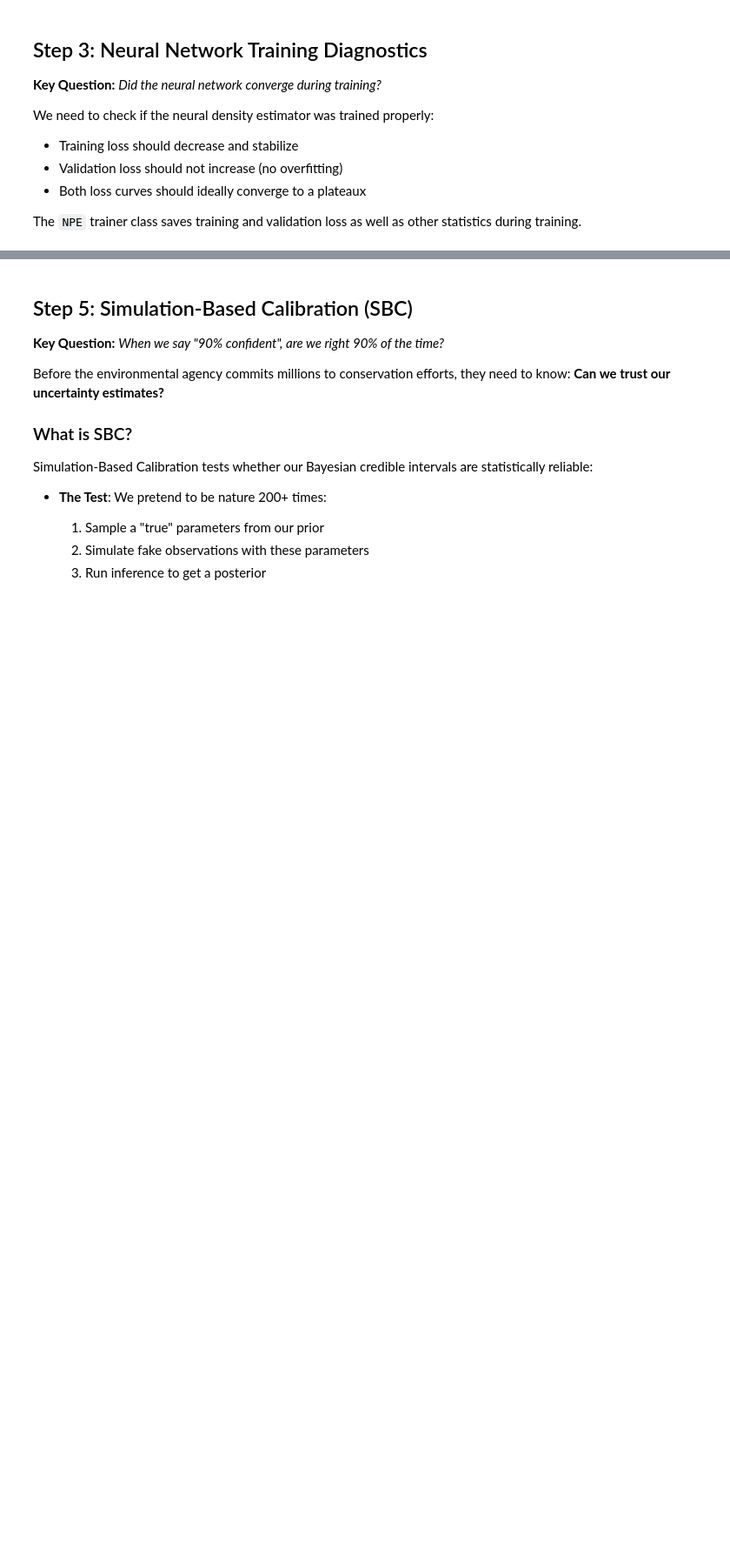
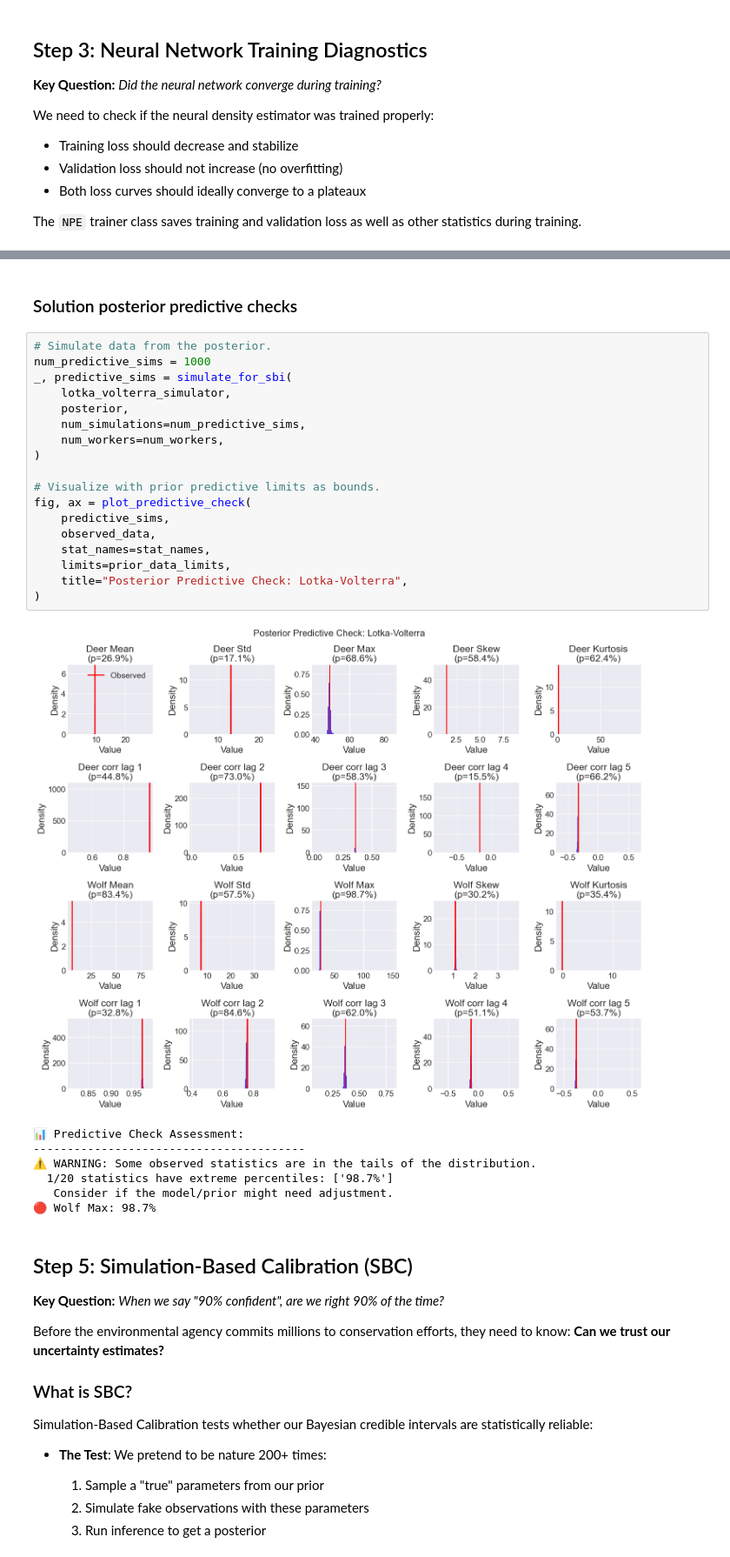
Before and after one commit to schroedk/euroscipy-2025-sbi-tutorial, a Jupyter notebook: src/02_diagnostics.ipynb, the cells around one changed output, grey strips where cells are left out. Shown at 87% size. Saved outputs shown, nothing was run; the diff lists cells and outputs as text; blank space fills up the shorter version.

```diff
--- a/src/02_diagnostics.ipynb
+++ b/src/02_diagnostics.ipynb
@@ -180,3 +212,31 @@ plot_predictive_check(
+# %% [markdown]
+### Solution posterior predictive checks
+# %%
+# Simulate data from the posterior.
+num_predictive_sims = 1000
+_, predictive_sims = simulate_for_sbi(
+    lotka_volterra_simulator,
+    posterior,
+    num_simulations=num_predictive_sims,
+    num_workers=num_workers,
+)
+
+# Visualize with prior predictive limits as bounds.
+fig, ax = plot_predictive_check(
+    predictive_sims,
+    observed_data,
+    stat_names=stat_names,
+    limits=prior_data_limits,
+    title="Posterior Predictive Check: Lotka-Volterra",
+)
+# %% [output]
+[figure, added]
+📊 Predictive Check Assessment:
+----------------------------------------
+⚠️ WARNING: Some observed statistics are in the tails of the distribution.
+  1/20 statistics have extreme percentiles: ['98.7%']
+   Consider if the model/prior might need adjustment.
+🔴 Wolf Max: 98.7%
 # %% [markdown]
 ## Step 5: Simulation-Based Calibration (SBC)
 
```
Also changed, not shown: parts of 12 cells of this notebook, 3 other files.
